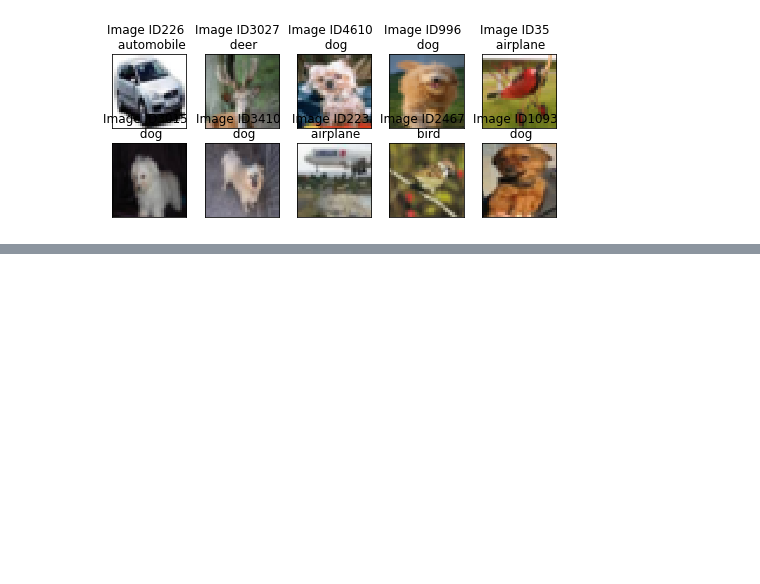
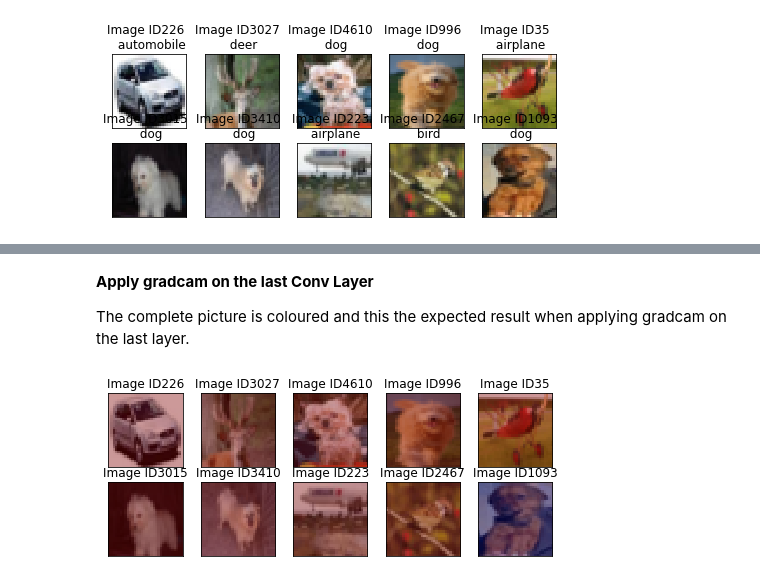
Before and after one commit to atulgupta01/EVA-Assignment, a Jupyter notebook: Assignment9/EVA_Assignment_9.ipynb, the cells around one changed output, grey strips where cells are left out. Cells and saved outputs as stored; diff of their text form; code cells hidden in the pictures; blank space fills up the shorter version.

```diff
--- a/Assignment9/EVA_Assignment_9.ipynb
+++ b/Assignment9/EVA_Assignment_9.ipynb
@@ -329,0 +494,43 @@ plt.show()
+# %%
+from keras.datasets import cifar10
+(train_features, train_labels), (test_features, test_labels) = cifar10.load_data()
+
+from keras.preprocessing import image
+# %% [markdown]
+**Apply gradcam on the last Conv Layer**
+
+The complete picture is coloured and this the expected result when applying gradcam on the last layer.
+# %%
+fig = plt.figure(figsize=(8,3))
+count = 0
+for i in fig_ids:
+  img = train_features[i,::]
+  x = image.img_to_array(img)
+  x = np.expand_dims(x, axis=0)
+  #x = preprocess_input(x)
+  preds = cutout_model.predict(x)
+  class_idx = np.argmax(preds[0])
+  class_output = model.output[:, class_idx]
+  last_conv_layer = model.get_layer("Last_layer")
+
+  grads = K.gradients(class_output, last_conv_layer.output)[0]
+  pooled_grads = K.mean(grads, axis=(0, 1, 2))
+  iterate = K.function([model.input], [pooled_grads, last_conv_layer.output[0]])
+  pooled_grads_value, conv_layer_output_value = iterate([x])
+  for j in range(10):
+      conv_layer_output_value[:, :, j] *= pooled_grads_value[j]
+  heatmap = np.mean(conv_layer_output_value, axis=-1)
+  heatmap = np.maximum(heatmap, 0)
+  if (np.max(heatmap) != 0):
+    heatmap /= np.max(heatmap)
+  heatmap = cv2.resize(heatmap, (img.shape[1], img.shape[0]))
+  heatmap = np.uint8(255 * heatmap)
+  heatmap = cv2.applyColorMap(heatmap, cv2.COLORMAP_JET)
+  superimposed_img = cv2.addWeighted(img, 0.6, heatmap, 0.4, 0, dtype = cv2.CV_32F)
+  ax = fig.add_subplot(2, 5, 1 + count, xticks=[], yticks=[])
+  ax.set_title("Image ID" + str(i))
+  plt.imshow(superimposed_img.astype('uint8'))
+  count = count + 1
+plt.show()
+# %% [output]
+[figure, added]
```
Also changed, not shown: parts of 24 cells of this notebook.
